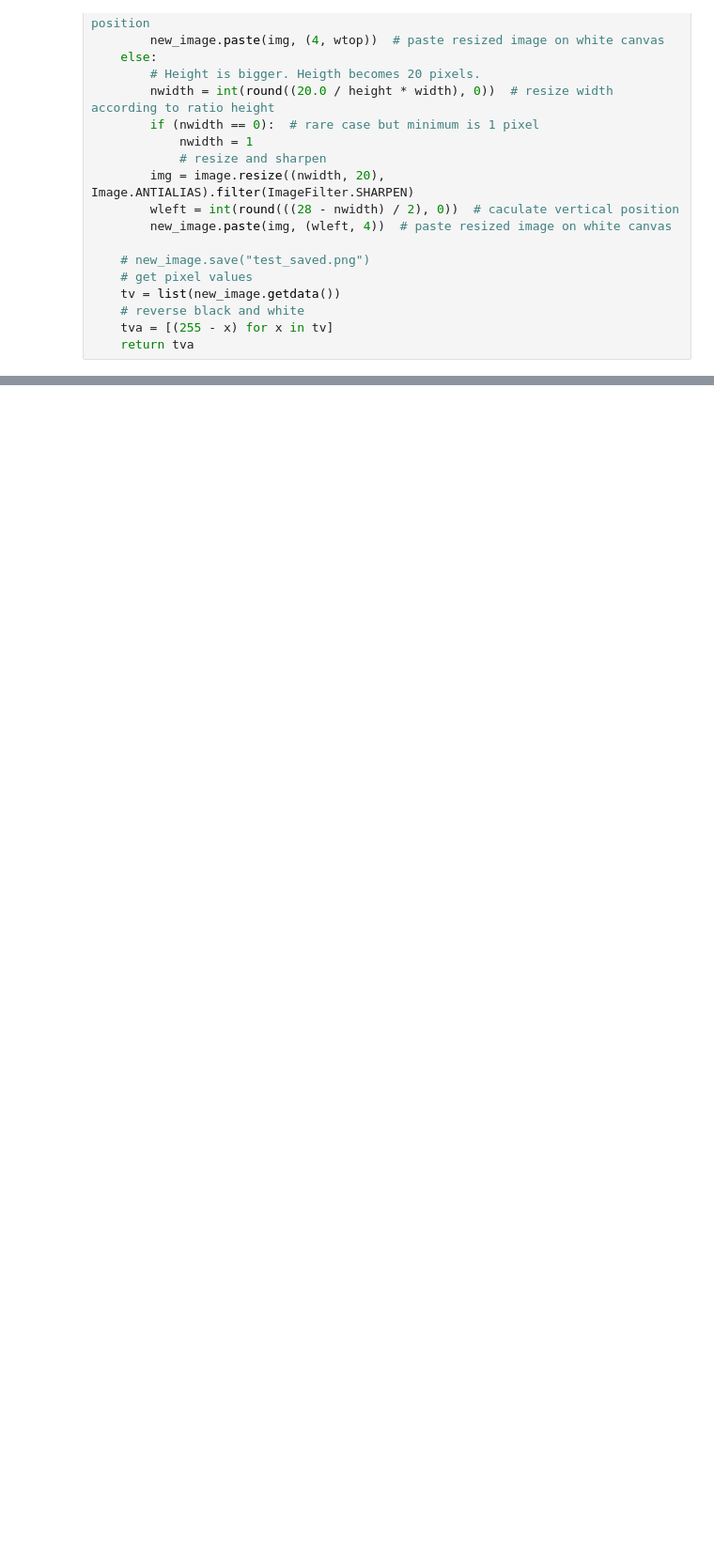
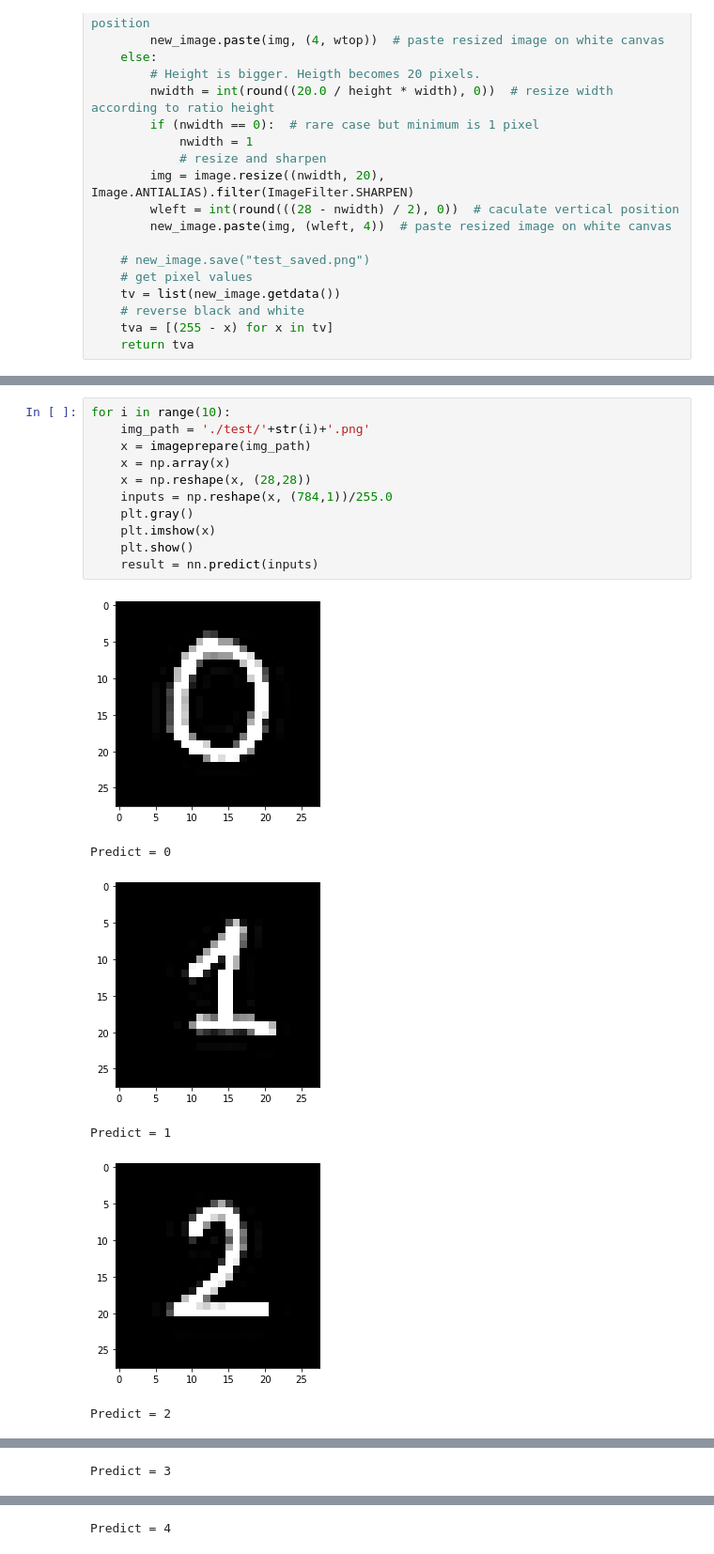
Before and after one commit to dangnm9699/handwritten-digit-recognition, a Jupyter notebook: test-on-myown.ipynb, the cells around one changed output, grey strips where cells are left out. Shown: that part at 94% size. Cells and saved outputs as stored; diff of their text form; blank space fills up the shorter version.

```diff
--- a/test-on-myown.ipynb
+++ b/test-on-myown.ipynb
@@ -59,0 +62,18 @@ Predict = 6
+# %%
+for i in range(10):
+    img_path = './test/'+str(i)+'.png'
+    x = imageprepare(img_path)
+    x = np.array(x)
+    x = np.reshape(x, (28,28))
+    inputs = np.reshape(x, (784,1))/255.0
+    plt.gray()
+    plt.imshow(x)
+    plt.show()
+    result = nn.predict(inputs)
+# %% [output]
+[figure, added]
+Predict = 0
+[figure, added]
+Predict = 1
+[figure, added]
+Predict = 2
@@ -59,0 +81 @@ Predict = 6
+Predict = 3
@@ -59,0 +83 @@ Predict = 6
+Predict = 4
```
Also changed, not shown: parts of 2 cells of this notebook, 9 other files.
